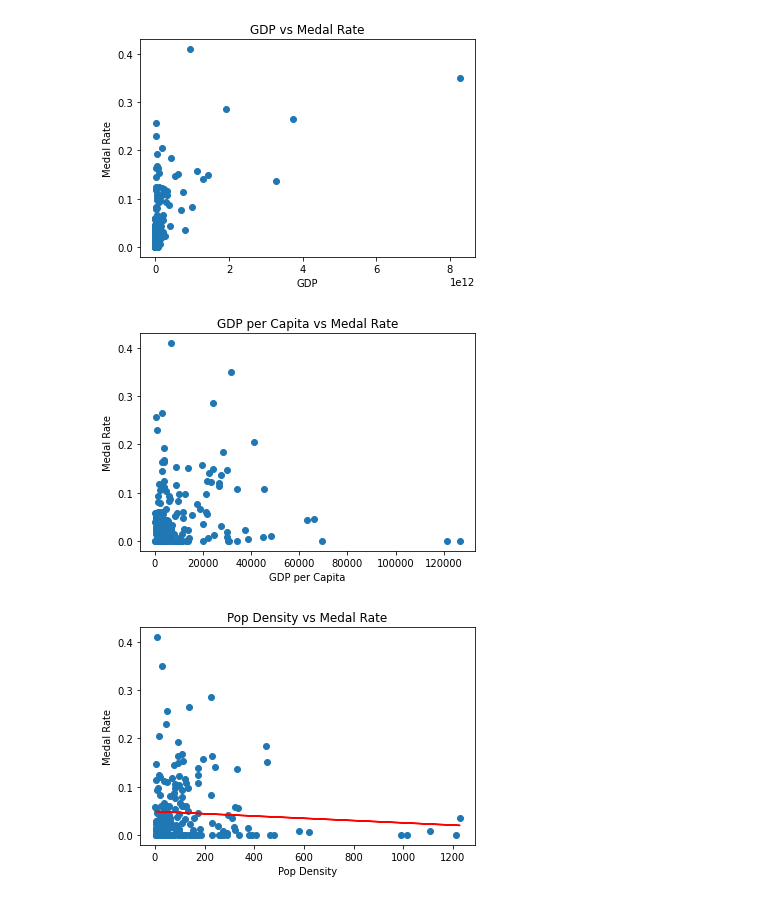
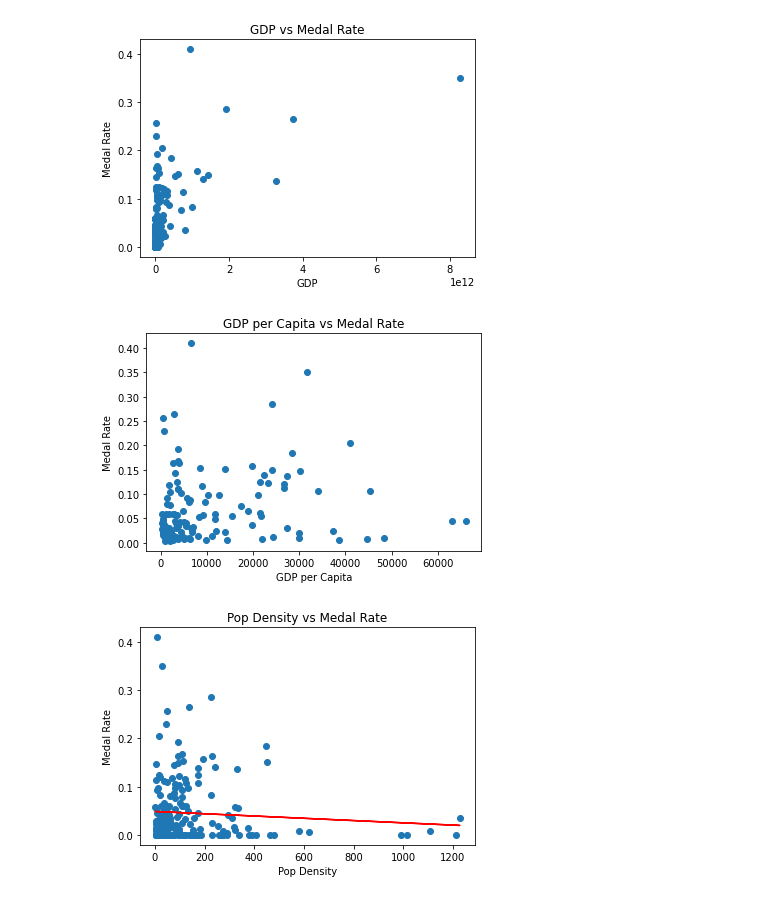
Before and after one commit to sak0213/perfect-10-group-project, a Jupyter notebook: country_analysis.ipynb, the cells around one changed output. Drawn from its saved outputs; the diff is of its cells as text; code cells hidden in the pictures.

```diff
--- a/country_analysis.ipynb
+++ b/country_analysis.ipynb
@@ -156,25 +156,25 @@ plt.show()
 [figure]
 # %%
 #GDP per Capita CHART
-country_group1 = country_group
+country_group1 = country_group.loc[country_group["Wins"] >=1]
 # country_group1 = country_group1.loc[country_group["GDP per Capita"]<= 50000]
 
 plt.clf()
 x_val = country_group1["GDP per Capita"]
 y_val = country_group1["Win Rate"]
 (slope, intercept, rvalue, pvalue, stderr) = linregress(x_val, y_val)
 regress_values = x_val * slope + intercept
 plt.scatter(x_val,y_val)
 plt.plot(x_val,regress_values,"r-")
 line_eq = "y = " + str(round(slope,2)) + "x + " + str(round(intercept,2))
 plt.annotate(line_eq,(5,5), fontsize=25,color="red")
 plt.xlabel('GDP per Capita')
 plt.ylabel('Medal Rate')
 plt.title("GDP per Capita vs Medal Rate")
 gdp_per_capita_medalrt.append(rvalue**2)
 plt.show()
 # %% [output]
-[figure, old version]
+[figure, new version]
 # %%
 #Pop Density per Capita CHART
 country_group1 = country_group
```
Also changed, not shown: parts of 2 cells of this notebook, 4 other files.
